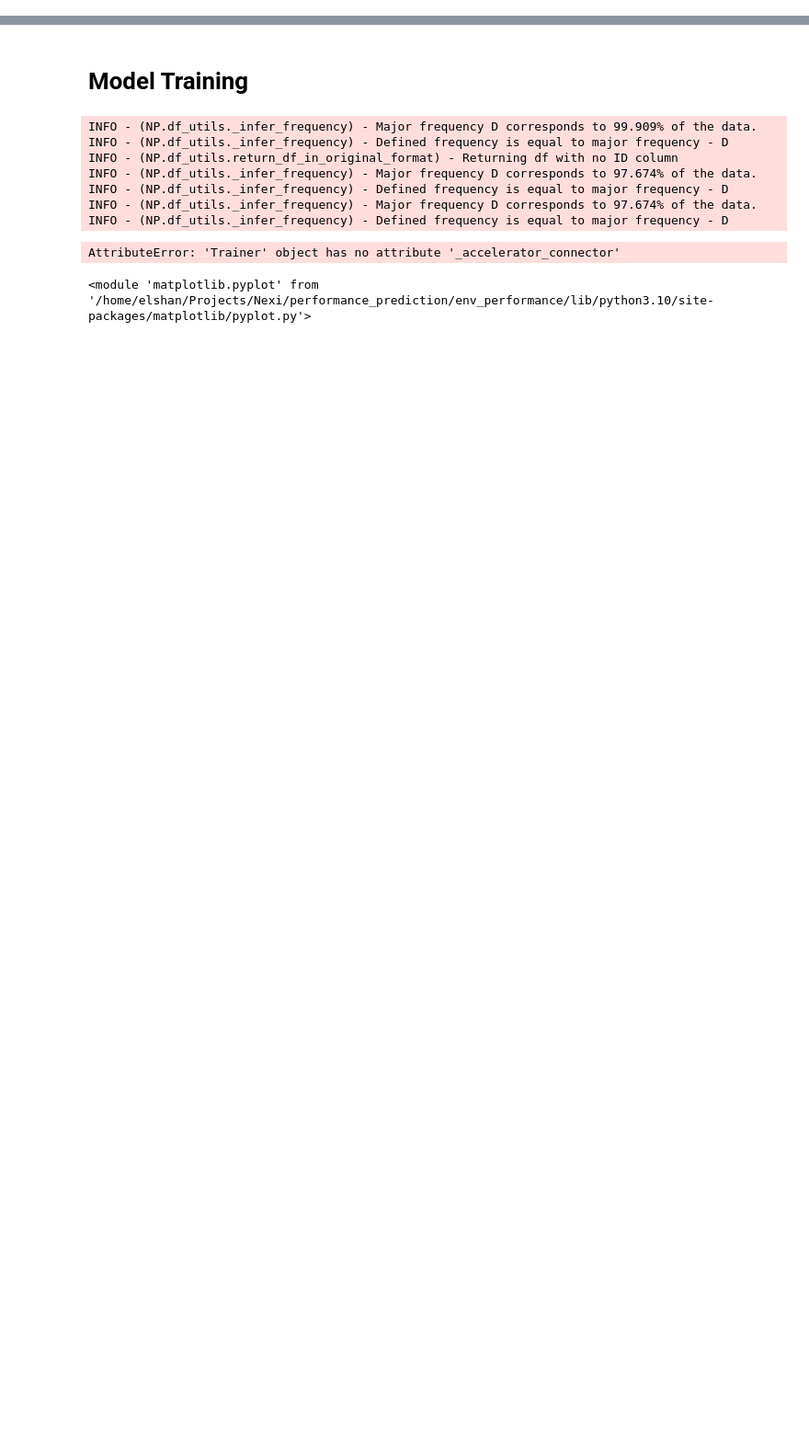
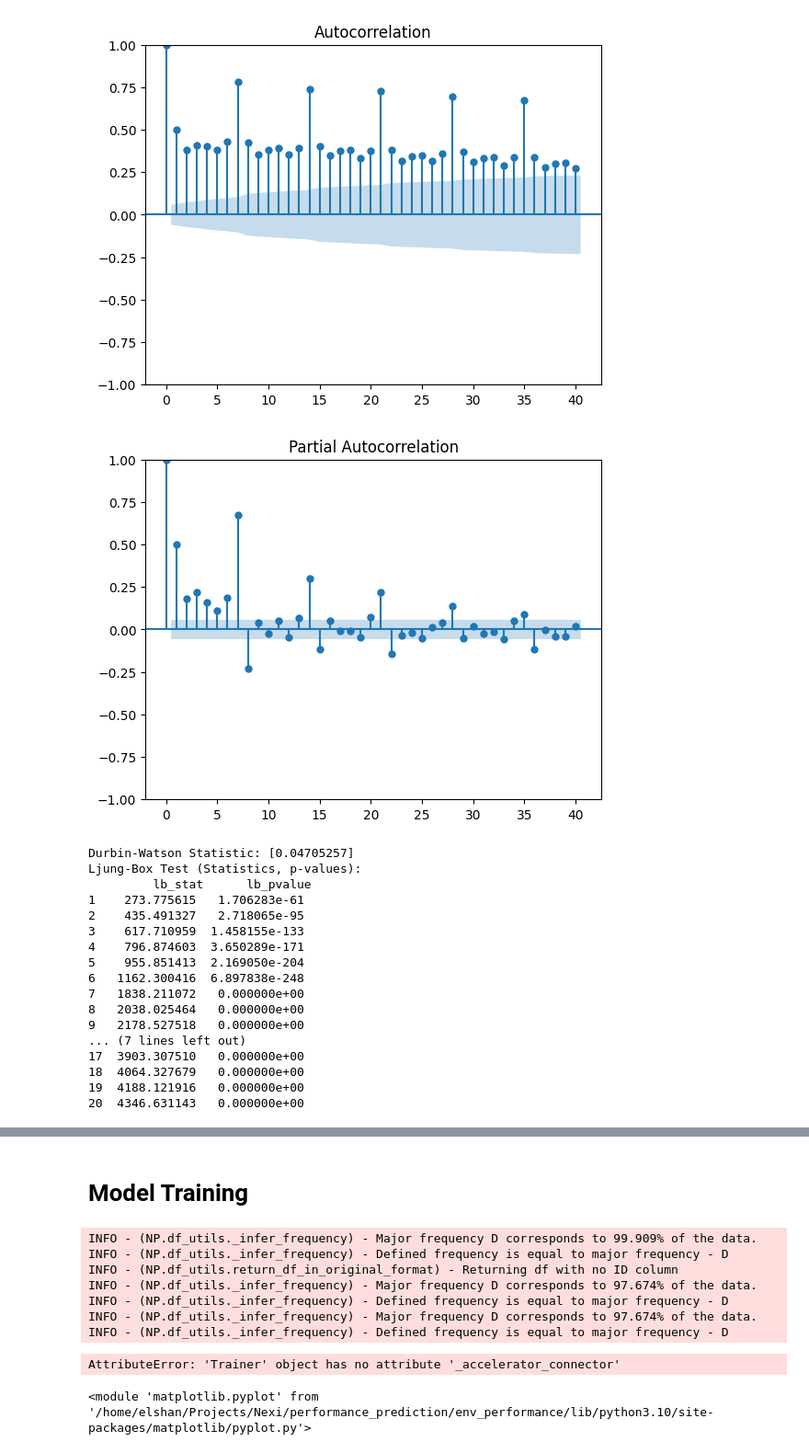
Before and after one commit to ElshanCh/Performance_Prediction, a Jupyter notebook: notebooks/EDA.ipynb, the cells around one changed output, grey strips where cells are left out. Shown at 92% size. Cells and saved outputs as stored; diff of their text form; code cells hidden in the pictures; blank space fills up the shorter version.

```diff
--- a/notebooks/EDA.ipynb
+++ b/notebooks/EDA.ipynb
@@ -44,3 +44,49 @@ logging.getLogger('NeuralProphet').setLevel(logging.ERROR)
 # %%
 train_data = read_csv_and_convert_date('../artifacts/train_data.csv')
 test_data = read_csv_and_convert_date('../artifacts/test_data.csv')
+# %%
+# Set 'ds' column as the index
+ts_data = train_data.set_index('ds')
+import pandas as pd
+import matplotlib.pyplot as plt
+import statsmodels.api as sm
+
+# Assuming your time series data is stored in a pandas DataFrame called 'ts_data'
+# with the time index appropriately set
+
+# 1. Autocorrelation Function (ACF) Plot
+sm.graphics.tsa.plot_acf(ts_data, lags=40)
+plt.show()
+
+# 2. Partial Autocorrelation Function (PACF) Plot
+sm.graphics.tsa.plot_pacf(ts_data, lags=40)
+plt.show()
+
+# 3. Statistical Tests
+# Durbin-Watson Test
+durbin_watson_statistic = sm.stats.durbin_watson(ts_data)
+print("Durbin-Watson Statistic:", durbin_watson_statistic)
+
+# Ljung-Box Test
+lb_test = sm.stats.acorr_ljungbox(ts_data, lags=20)
+print("Ljung-Box Test (Statistics, p-values):\n", lb_test)
+# %% [output]
+[figure, added]
+[figure, added]
+Durbin-Watson Statistic: [0.04705257]
+Ljung-Box Test (Statistics, p-values):
+         lb_stat      lb_pvalue
+1    273.775615   1.706283e-61
+2    435.491327   2.718065e-95
+3    617.710959  1.458155e-133
+4    796.874603  3.650289e-171
+5    955.851413  2.169050e-204
+6   1162.300416  6.897838e-248
+7   1838.211072   0.000000e+00
+8   2038.025464   0.000000e+00
+9   2178.527518   0.000000e+00
+... (7 lines left out)
+17  3903.307510   0.000000e+00
+18  4064.327679   0.000000e+00
+19  4188.121916   0.000000e+00
+20  4346.631143   0.000000e+00
```
Also changed, not shown: parts of 10 cells of this notebook, 2 other files.
